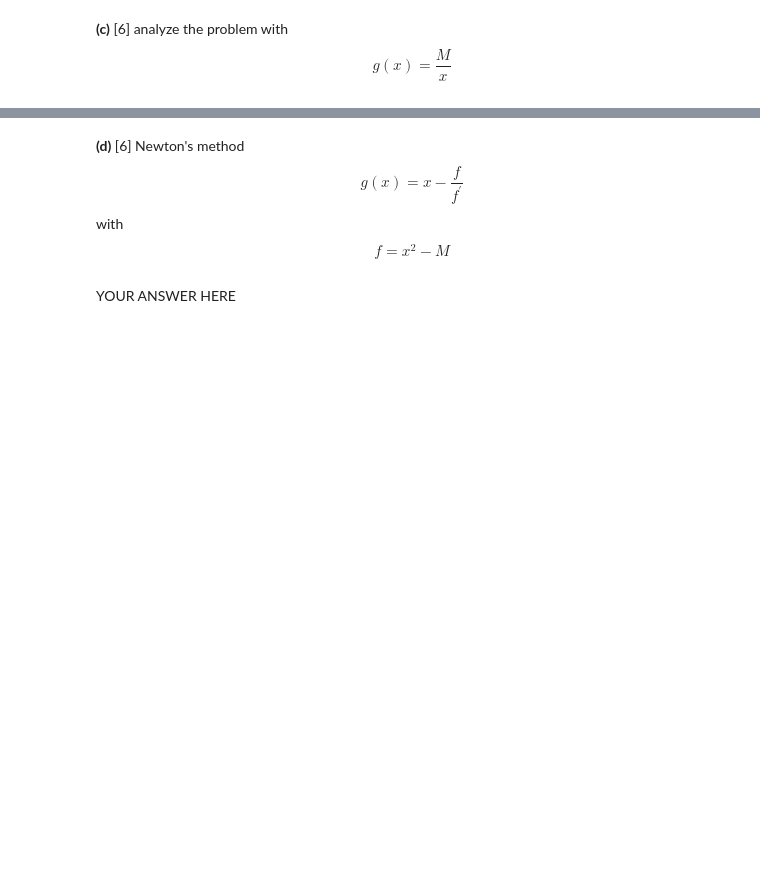
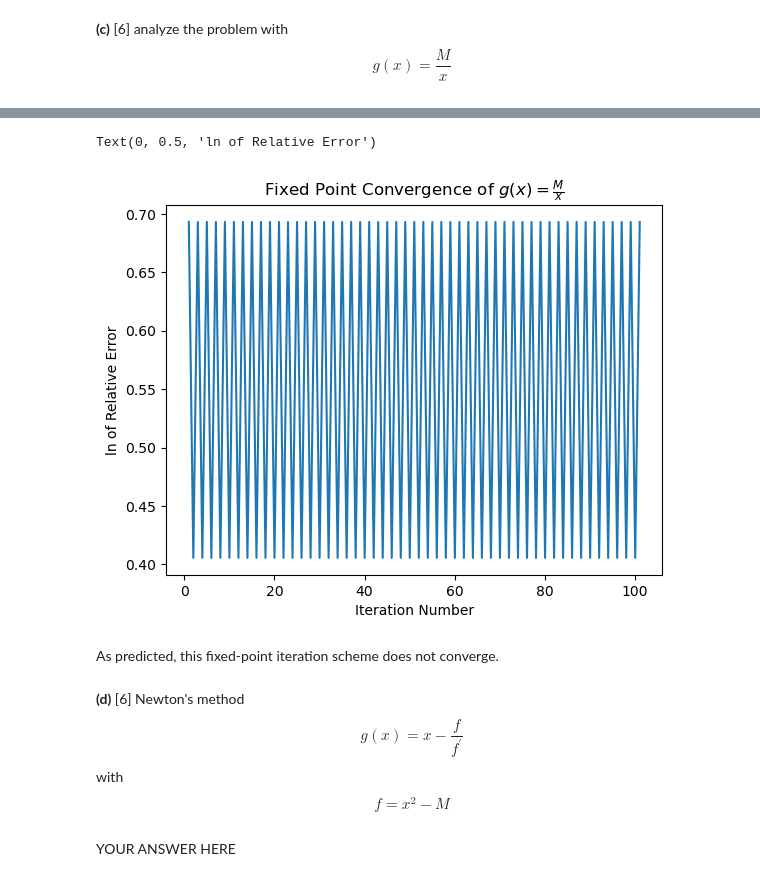
Before and after one commit to jlabbate15/intro-numerical-methods, a Jupyter notebook: HW/HW2_roots.ipynb, the cells around one changed output, grey strips where cells are left out. Drawn from its saved outputs; the diff is of its cells as text; code cells hidden in the pictures; blank space fills up the shorter version.

```diff
--- a/HW/HW2_roots.ipynb
+++ b/HW/HW2_roots.ipynb
@@ -87,3 +155,24 @@ raise NotImplementedError()
+# %%
+# Plot convergence with M=3 and x0=2
+M=3
+x0=2
+N=100
+g = lambda x: M/x
+f = numpy.sqrt(M)
+xks = fixed_point(g=g,x0=x0,N=N)
+rel_error = abs( (f * xks) / f )
+
+plt.figure(2)
+plt.plot(numpy.linspace(1,N+1,N+1),numpy.log(rel_error))
+plt.title(r"Fixed Point Convergence of $g(x)=\frac{M}{x}$")
+plt.xlabel(r"Iteration Number")
+# plt.ylabel(r"$ln(\frac{\sqrt{M} - x^*}{\sqrt{M}})$")
+plt.ylabel("ln of Relative Error")
+# %% [output]
+Text(0, 0.5, 'ln of Relative Error')
+[figure, added]
+# %% [markdown]
+As predicted, this fixed-point iteration scheme does not converge.
 # %% [markdown]
 **(d)** [6] Newton's method
 $$ g(x) = x - \frac{f}{f^\prime}$$
```
Also changed, not shown: parts of 12 cells of this notebook, 1 other file.
